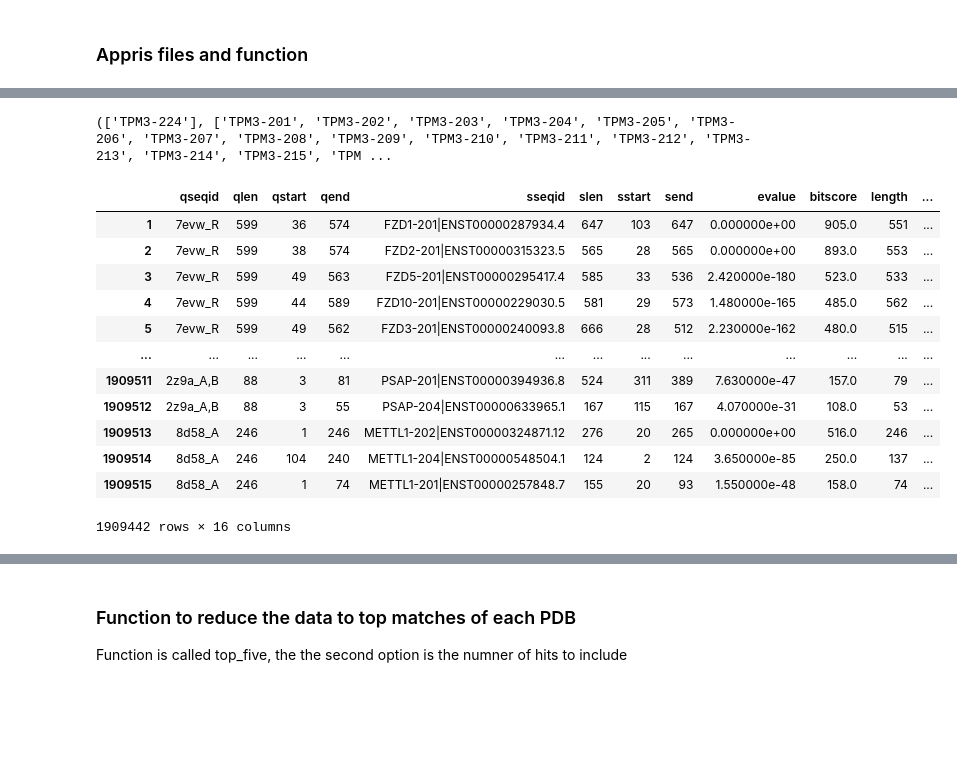
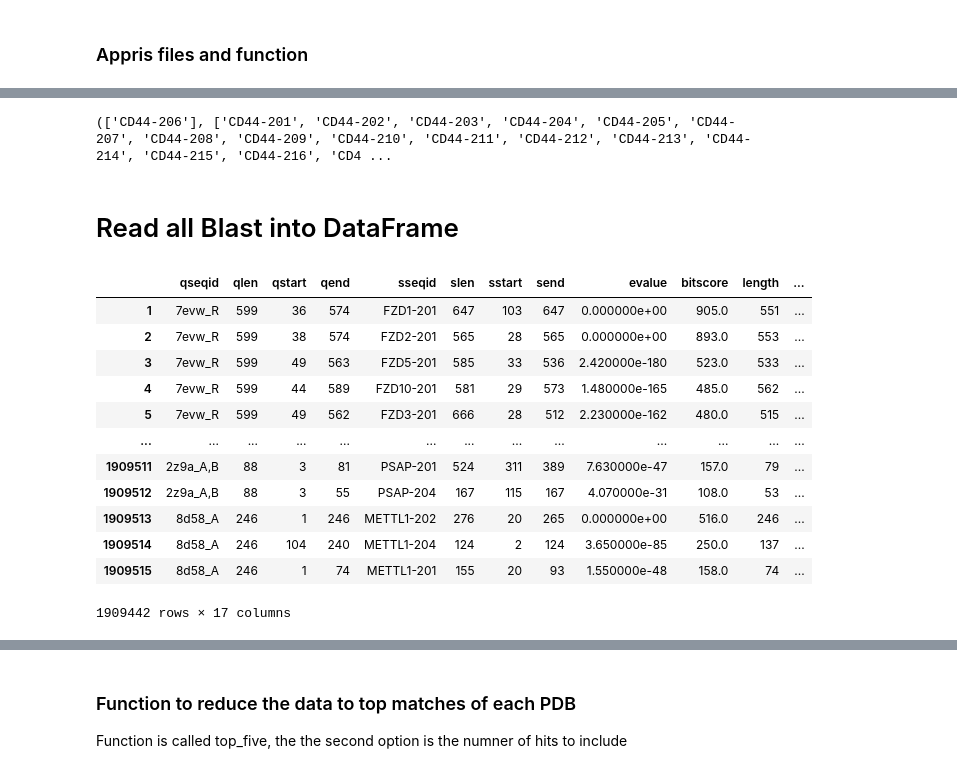
Before and after one commit to sheynkman-lab/pdb-isoform-analysis, a Jupyter notebook: analyze_results.ipynb, the cells around one changed output, grey strips where cells are left out. Saved outputs shown, nothing was run; the diff lists cells and outputs as text; code cells hidden in the pictures; blank space fills up the shorter version.

```diff
--- a/analyze_results.ipynb
+++ b/analyze_results.ipynb
@@ -45,4 +51,4 @@ def ref_nonref(gene):
 # %%
-print (ref_nonref('TPM3'))
+print (ref_nonref('CD44'))
 # %% [output]
-(['TPM3-224'], ['TPM3-201', 'TPM3-202', 'TPM3-203', 'TPM3-204', 'TPM3-205', 'TPM3-206', 'TPM3-207', 'TPM3-208', 'TPM3-209', 'TPM3-210', 'TPM3-211', 'TPM3-212', 'TPM3-213', 'TPM3-214', 'TPM3-215', 'TPM ...
+(['CD44-206'], ['CD44-201', 'CD44-202', 'CD44-203', 'CD44-204', 'CD44-205', 'CD44-207', 'CD44-208', 'CD44-209', 'CD44-210', 'CD44-211', 'CD44-212', 'CD44-213', 'CD44-214', 'CD44-215', 'CD44-216', 'CD4 ...
@@ -49,20 +60,29 @@ print (ref_nonref('TPM3'))
+# %% [markdown]
+# Read all Blast into DataFrame
 # %%
-## Read in full blast results
+## Read in full blast results  - Using version 2
 # Note version 1 of blast_full_PDB_vs_gencode had some lines that were Warnings
 columns =  ['qseqid','qlen', 'qstart', 'qend', 'sseqid', 'slen', 'sstart', 'send', 'evalue', 'bitscore', 'length', 'nident', 'gaps','gapopen', 'mismatch', 'pident']
 blast_df= pd.read_csv('Data/blast_full_PDB_vs_gencode_v2.tsv', sep='\t', header = 1, names = columns)
+# Reduce the sseqid to just isoform name
+gene_hash={}
+for iso in blast_df['sseqid']:
+    p = iso.split('|')
+    gene_hash[p[0]]= p[1].split('.')[0]
+blast_df['sseqid'] = [ s.split('|')[0] for s in blast_df['sseqid'].to_list()]
+blast_df['gene'] = [s.split('-')[0] for s in blast_df['sseqid'].to_list()]
 blast_df
 # %% [output]
 |  | qseqid | qlen | qstart | qend | sseqid | slen | sstart | send | evalue | bitscore | length | ... |
-| 1 | 7evw_R | 599 | 36 | 574 | FZD1-201|ENST00000287934.4 | 647 | 103 | 647 | 0.000000e+00 | 905.0 | 551 | ... |
-| 2 | 7evw_R | 599 | 38 | 574 | FZD2-201|ENST00000315323.5 | 565 | 28 | 565 | 0.000000e+00 | 893.0 | 553 | ... |
-| 3 | 7evw_R | 599 | 49 | 563 | FZD5-201|ENST00000295417.4 | 585 | 33 | 536 | 2.420000e-180 | 523.0 | 533 | ... |
-| 4 | 7evw_R | 599 | 44 | 589 | FZD10-201|ENST00000229030.5 | 581 | 29 | 573 | 1.480000e-165 | 485.0 | 562 | ... |
-| 5 | 7evw_R | 599 | 49 | 562 | FZD3-201|ENST00000240093.8 | 666 | 28 | 512 | 2.230000e-162 | 480.0 | 515 | ... |
+| 1 | 7evw_R | 599 | 36 | 574 | FZD1-201 | 647 | 103 | 647 | 0.000000e+00 | 905.0 | 551 | ... |
+| 2 | 7evw_R | 599 | 38 | 574 | FZD2-201 | 565 | 28 | 565 | 0.000000e+00 | 893.0 | 553 | ... |
+| 3 | 7evw_R | 599 | 49 | 563 | FZD5-201 | 585 | 33 | 536 | 2.420000e-180 | 523.0 | 533 | ... |
+| 4 | 7evw_R | 599 | 44 | 589 | FZD10-201 | 581 | 29 | 573 | 1.480000e-165 | 485.0 | 562 | ... |
+| 5 | 7evw_R | 599 | 49 | 562 | FZD3-201 | 666 | 28 | 512 | 2.230000e-162 | 480.0 | 515 | ... |
 | ... | ... | ... | ... | ... | ... | ... | ... | ... | ... | ... | ... | ... |
-| 1909511 | 2z9a_A,B | 88 | 3 | 81 | PSAP-201|ENST00000394936.8 | 524 | 311 | 389 | 7.630000e-47 | 157.0 | 79 | ... |
-| 1909512 | 2z9a_A,B | 88 | 3 | 55 | PSAP-204|ENST00000633965.1 | 167 | 115 | 167 | 4.070000e-31 | 108.0 | 53 | ... |
-| 1909513 | 8d58_A | 246 | 1 | 246 | METTL1-202|ENST00000324871.12 | 276 | 20 | 265 | 0.000000e+00 | 516.0 | 246 | ... |
-| 1909514 | 8d58_A | 246 | 104 | 240 | METTL1-204|ENST00000548504.1 | 124 | 2 | 124 | 3.650000e-85 | 250.0 | 137 | ... |
-| 1909515 | 8d58_A | 246 | 1 | 74 | METTL1-201|ENST00000257848.7 | 155 | 20 | 93 | 1.550000e-48 | 158.0 | 74 | ... |
+| 1909511 | 2z9a_A,B | 88 | 3 | 81 | PSAP-201 | 524 | 311 | 389 | 7.630000e-47 | 157.0 | 79 | ... |
+| 1909512 | 2z9a_A,B | 88 | 3 | 55 | PSAP-204 | 167 | 115 | 167 | 4.070000e-31 | 108.0 | 53 | ... |
+| 1909513 | 8d58_A | 246 | 1 | 246 | METTL1-202 | 276 | 20 | 265 | 0.000000e+00 | 516.0 | 246 | ... |
+| 1909514 | 8d58_A | 246 | 104 | 240 | METTL1-204 | 124 | 2 | 124 | 3.650000e-85 | 250.0 | 137 | ... |
+| 1909515 | 8d58_A | 246 | 1 | 74 | METTL1-201 | 155 | 20 | 93 | 1.550000e-48 | 158.0 | 74 | ... |
-1909442 rows × 16 columns
+1909442 rows × 17 columns
```
Also changed, not shown: parts of 78 cells of this notebook, 2 other files.
